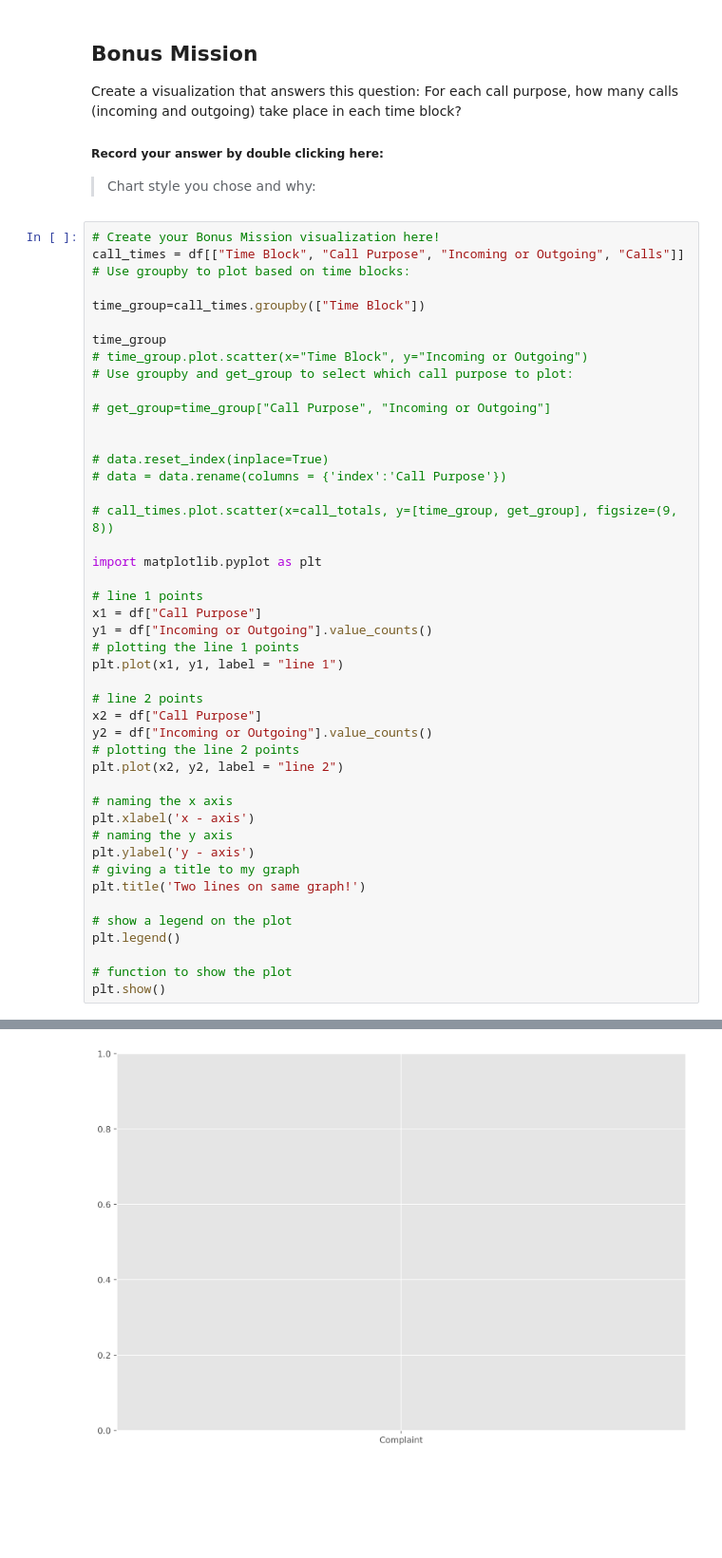
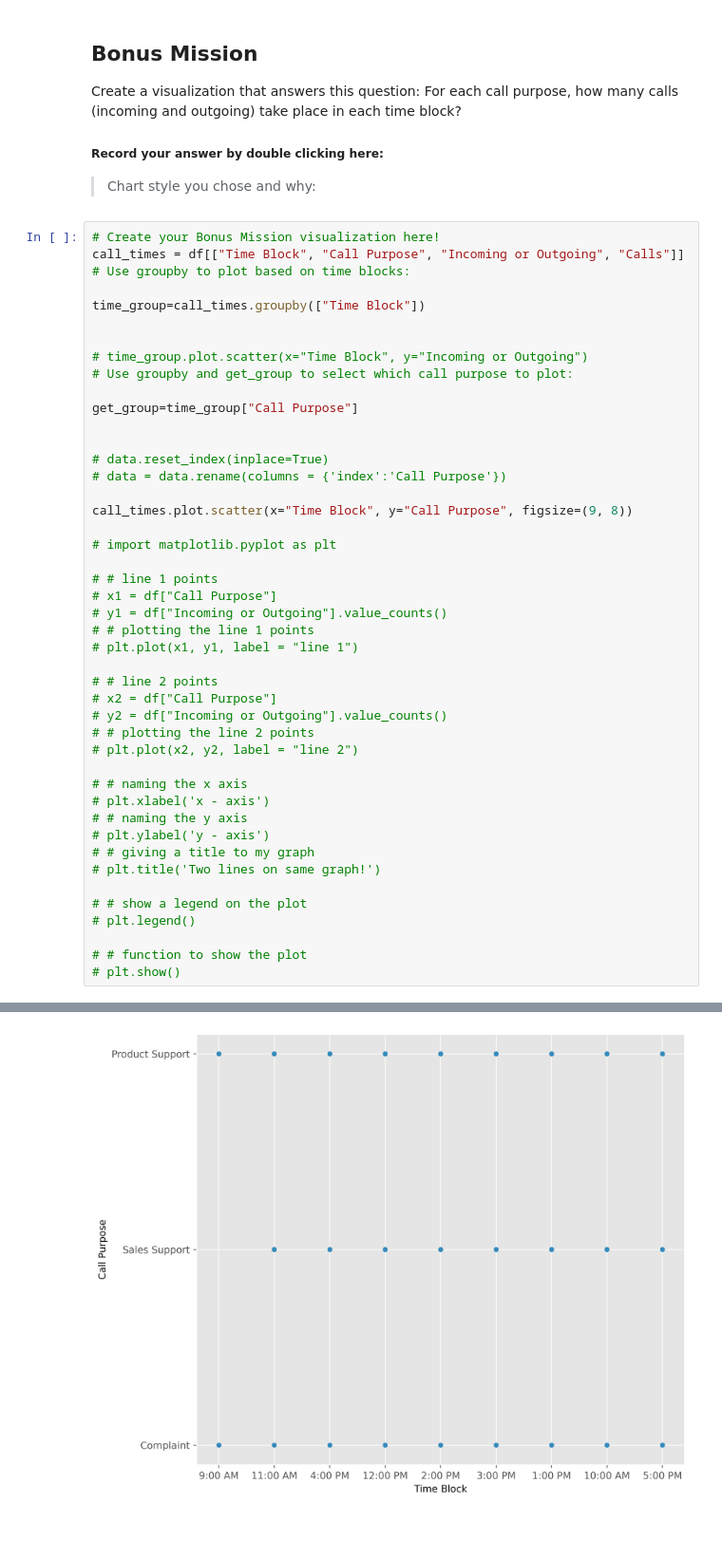
Before and after one commit to chelseadamnit/call-center-cleanup-assignment, a Jupyter notebook: Call_Center_Cleanup.ipynb, the cells around one changed output, grey strips where cells are left out. Shown at 95% size. Drawn from its saved outputs; the diff is of its cells as text; blank space fills up the shorter version.

```diff
--- a/Call_Center_Cleanup.ipynb
+++ b/Call_Center_Cleanup.ipynb
@@ -792,42 +792,42 @@ call_times = df[["Time Block", "Call Purpose", "Incoming or Outgoing", "Calls"]]
 
 time_group=call_times.groupby(["Time Block"])
 
-time_group
+
 # time_group.plot.scatter(x="Time Block", y="Incoming or Outgoing")
 # Use groupby and get_group to select which call purpose to plot:
 
-# get_group=time_group["Call Purpose", "Incoming or Outgoing"]
+get_group=time_group["Call Purpose"]
 
 
 # data.reset_index(inplace=True)
 # data = data.rename(columns = {'index':'Call Purpose'})
 
-# call_times.plot.scatter(x=call_totals, y=[time_group, get_group], figsize=(9, 8))
+call_times.plot.scatter(x="Time Block", y="Call Purpose", figsize=(9, 8))
 
-import matplotlib.pyplot as plt
+# import matplotlib.pyplot as plt
 
-# line 1 points
-x1 = df["Call Purpose"]
-y1 = df["Incoming or Outgoing"].value_counts()
-# plotting the line 1 points
-plt.plot(x1, y1, label = "line 1")
+# # line 1 points
+# x1 = df["Call Purpose"]
+# y1 = df["Incoming or Outgoing"].value_counts()
+# # plotting the line 1 points
+# plt.plot(x1, y1, label = "line 1")
 
-# line 2 points
-x2 = df["Call Purpose"]
-y2 = df["Incoming or Outgoing"].value_counts()
-# plotting the line 2 points
-plt.plot(x2, y2, label = "line 2")
+# # line 2 points
+# x2 = df["Call Purpose"]
+# y2 = df["Incoming or Outgoing"].value_counts()
+# # plotting the line 2 points
+# plt.plot(x2, y2, label = "line 2")
 
-# naming the x axis
-plt.xlabel('x - axis')
-# naming the y axis
-plt.ylabel('y - axis')
-# giving a title to my graph
-plt.title('Two lines on same graph!')
+# # naming the x axis
+# plt.xlabel('x - axis')
+# # naming the y axis
+# plt.ylabel('y - axis')
+# # giving a title to my graph
+# plt.title('Two lines on same graph!')
 
-# show a legend on the plot
-plt.legend()
+# # show a legend on the plot
+# plt.legend()
 
-# function to show the plot
-plt.show()
+# # function to show the plot
+# plt.show()
 # %% [output]
@@ -835,3 +835,3 @@ ValueError: x and y must have same first dimension, but have shapes (559,) and (
-[figure, old version]
+[figure, new version]
 # %% [markdown]
 #####
```
Also changed, not shown: parts of 2 cells of this notebook.
